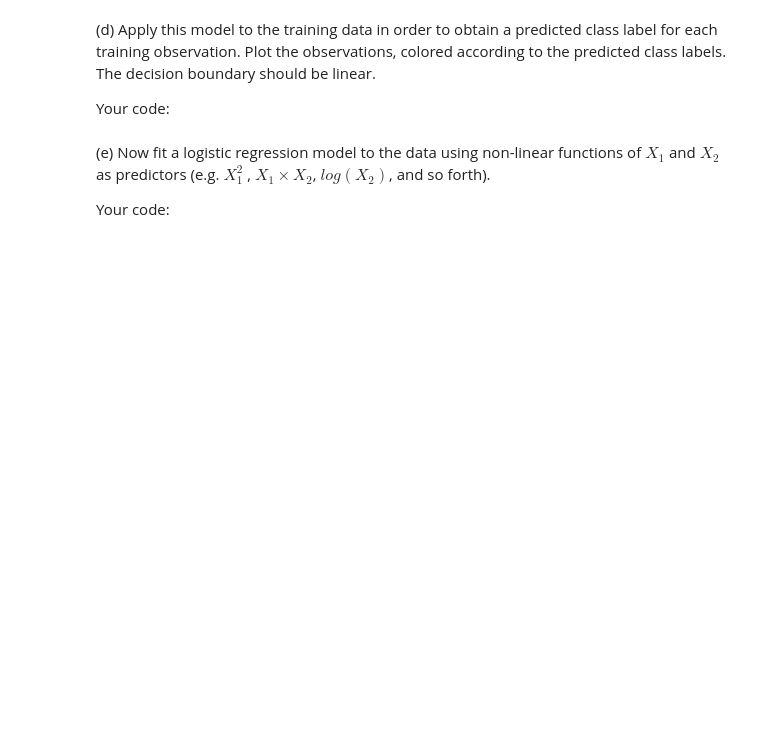
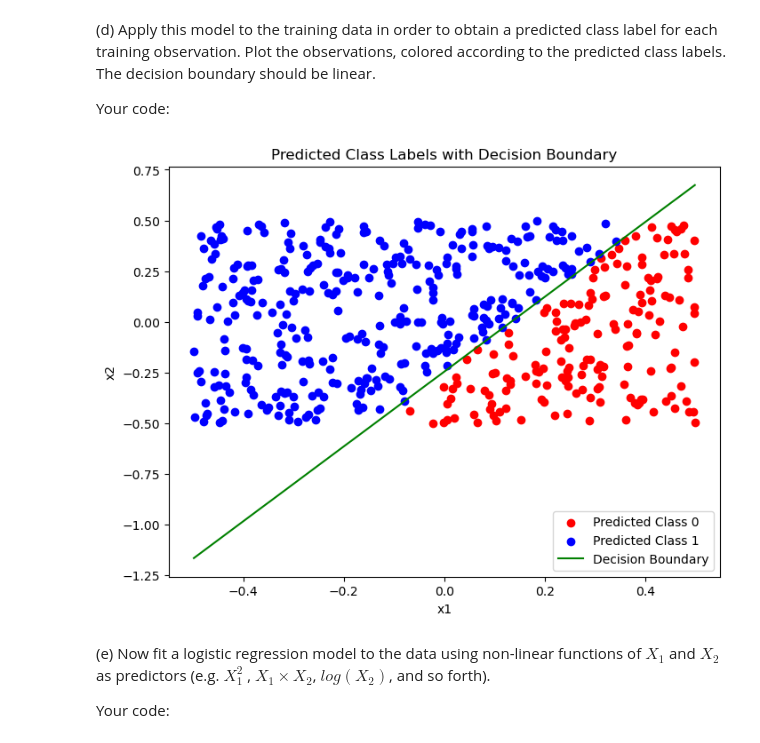
Before and after one commit to BU-MSSP-Classroom/MA679_Spring2024_08_svm-yuyangsun28k, a Jupyter notebook: 08_SVM_Python.ipynb, the cells around one changed output. Drawn from its saved outputs; the diff is of its cells as text; code cells hidden in the pictures; blank space fills up the shorter version.

```diff
--- a/08_SVM_Python.ipynb
+++ b/08_SVM_Python.ipynb
@@ -351,3 +383,41 @@ Your code:
+# %%
+import matplotlib.pyplot as plt
+import numpy as np
+
+# Recreate the features and labels based on your description
+rng = np.random.default_rng(55)  # Ensure consistency with your data generation
+x1 = rng.uniform(size=500) - 0.5
+x2 = rng.uniform(size=500) - 0.5
+y = (x1**2 - x2**2 > 0).astype(int)  # Actual class labels
+
+# Calculate the predicted probabilities using your model's coefficients
+# The logistic function for probabilities is 1 / (1 + exp(-(intercept + coef1*x1 + coef2*x2)))
+intercept, coef_x1, coef_x2 = 0.0221, -0.1662, 0.0901
+log_odds = intercept + coef_x1 * x1 + coef_x2 * x2
+predicted_probs = 1 / (1 + np.exp(-log_odds))
+
+# Convert predicted probabilities to class labels
+predicted_classes = (predicted_probs > 0.5).astype(int)
+
+# Plotting
+plt.figure(figsize=(8, 6))
+plt.scatter(x1[predicted_classes == 0], x2[predicted_classes == 0], color='red', label='Predicted Class 0')
+plt.scatter(x1[predicted_classes == 1], x2[predicted_classes == 1], color='blue', label='Predicted Class 1')
+
+# Plot the decision boundary
+# For logistic regression: 0.5 = 1 / (1 + exp(-(intercept + coef_x1*x1 + coef_x2*x2)))
+# Solve for x2 in terms of x1 to plot the decision boundary
+x1_values = np.linspace(x1.min(), x1.max(), 300)
+x2_values = -(intercept + coef_x1 * x1_values) / coef_x2
+plt.plot(x1_values, x2_values, 'green', label='Decision Boundary')
+
+plt.xlabel('x1')
+plt.ylabel('x2')
+plt.title('Predicted Class Labels with Decision Boundary')
+plt.legend()
+plt.show()
+# %% [output]
+[figure, added]
 # %% [markdown]
 (e) Now fit a logistic regression model to the data using non-linear functions of $X_1$ and $X_2$ as predictors (e.g. $X^2_1$ , $X_1\times X_2$, $log(X_2)$, and so forth).
 
```
Also changed, not shown: parts of 33 cells of this notebook.
